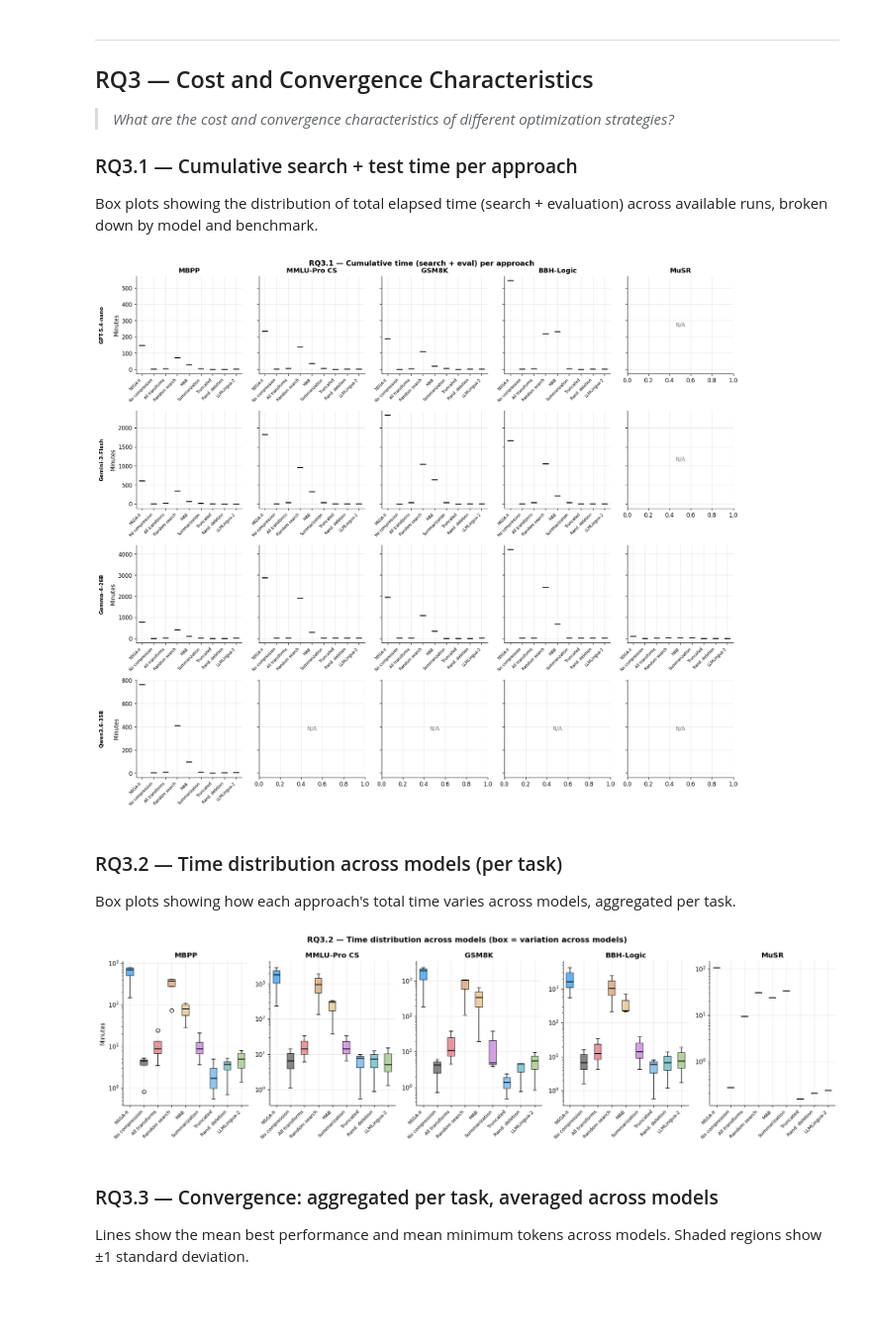
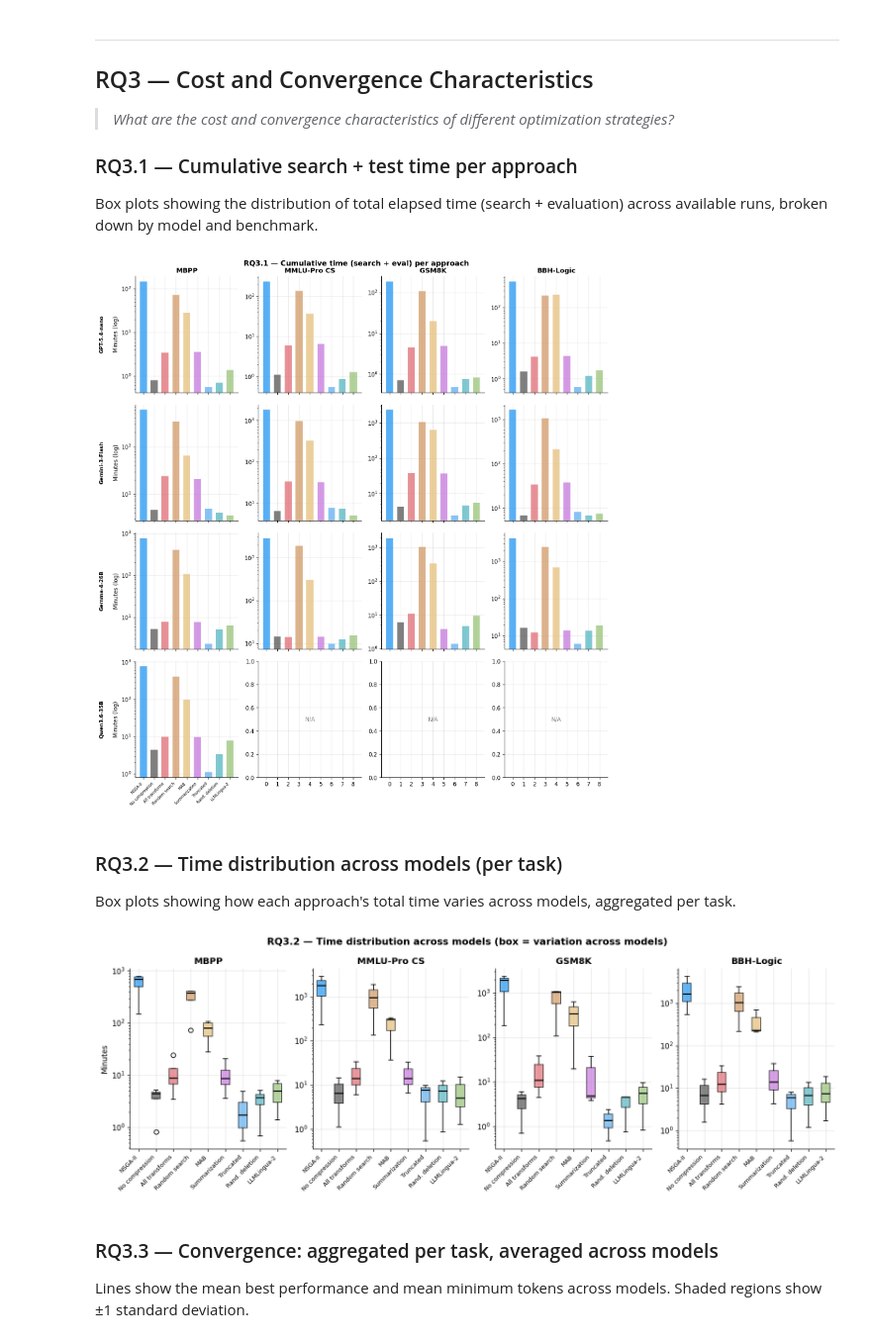
Before and after one commit to vincenzo-scotti/prompt_compression, a Jupyter notebook: notebooks/visualizations.ipynb, the cells around one changed output. Shown at 99% size. Drawn from its saved outputs; the diff is of its cells as text; code cells hidden in the pictures; blank space fills up the shorter version.

Commit message:
Update visualization notebook

```diff
--- a/notebooks/visualizations.ipynb
+++ b/notebooks/visualizations.ipynb
@@ -461,10 +371,10 @@ available runs, broken down by model and benchmark.
 # %%
 def collect_timing():
     rows = []
-    approach_order = ['NSGA-II'] + [st['label'] for st in BASELINE_STYLE.values()]
-
     for mlabel, mdir, _ in MODELS:
         for stem, tlabel, _ in TASKS:
+            if tlabel == 'MuSR':
+                continue
             d = RESULTS[mdir].get(stem)
             if d is None:
                 continue
@@ -496,52 +406,58 @@ else:
                      if st['label'] in df_time['approach'].unique()])
     approaches = list(dict.fromkeys(approaches))
 
+    app_colors = ([NSGA2_COLOR]
+                  + [BASELINE_STYLE[k]['color']
+                     for k in BASELINE_STYLE
+                     if BASELINE_STYLE[k]['label'] in approaches[1:]])
+
     models_present = [lbl for lbl, _, _ in MODELS if lbl in df_time['model'].unique()]
-    tasks_present  = [lbl for _, lbl, _ in TASKS  if lbl in df_time['task'].unique()]
+    tasks_present  = [lbl for _, lbl, _ in TASKS
+                      if lbl != 'MuSR' and lbl in df_time['task'].unique()]
 
     nrows = len(models_present)
     ncols = len(tasks_present)
     fig, axes = plt.subplots(nrows, ncols,
                              figsize=(3.2 * ncols, 3.5 * nrows),
-                             squeeze=False, sharey='row')
+                             squeeze=False, sharex='col')
+
+    x = np.arange(len(approaches))
+    width = 0.65
 
     for ri, mlabel in enumerate(models_present):
         for ci, tlabel in enumerate(tasks_present):
             ax = axes[ri][ci]
             sub = df_time[(df_time['model'] == mlabel) & (df_time['task'] == tlabel)]
 
             if ri == 0:
                 ax.set_title(tlabel, fontweight='bold')
             if ci == 0:
                 ax.annotate(mlabel, xy=(-0.35, 0.5), xycoords='axes fraction',
                             fontsize=9, fontweight='bold', rotation=90, va='center')
-                ax.set_ylabel('Minutes')
+                ax.set_ylabel('Minutes (log)')
 
             if sub.empty:
                 ax.text(0.5, 0.5, 'N/A', transform=ax.transAxes,
                         ha='center', va='center', color='gray')
                 continue
 
-            data = [sub[sub['approach'] == a]['total_minutes'].dropna().values
-                    for a in approaches]
-            bp = ax.boxplot([d if len(d) else [np.nan] for d in data],
-                            labels=approaches, patch_artist=True,
-                            medianprops=dict(color='black', lw=1.5))
-            colors = ([NSGA2_COLOR]
-                      + [BASELINE_STYLE[k]['color']
-                         for k in BASELINE_STYLE
-                         if BASELINE_STYLE[k]['label'] in approaches[1:]])
-            for patch, color in zip(bp['boxes'], colors[:len(bp['boxes'])]):
-                patch.set_facecolor(color)
-                patch.set_alpha(0.7)
-            ax.set_xticklabels(approaches, rotation=45, ha='right', fontsize=7)
+            for pos, (appr, color) in enumerate(zip(approaches, app_colors)):
+                val = sub[sub['approach'] == appr]['total_minutes'].dropna().values
+                if len(val) == 0 or np.isnan(val[0]):
+                    continue
+                ax.bar(pos, val[0], width, color=color, alpha=0.75, zorder=3)
+
+            ax.set_xticks(x)
+            if ri == nrows - 1:
+                ax.set_xticklabels(approaches, rotation=45, ha='right', fontsize=7)
+            ax.set_yscale('log')
 
     fig.suptitle('RQ3.1 — Cumulative time (search + eval) per approach',
                  fontsize=13, fontweight='bold')
     plt.tight_layout()
     plt.show()
 # %% [output]
-[figure, old version]
+[figure, new version]
 # %% [markdown]
 ### RQ3.2 — Time distribution across models (per task)
 
@@ -550,7 +466,8 @@ Box plots showing how each approach's total time varies across models, aggregate
 if df_time.empty:
     print('No timing data available.')
 else:
-    tasks_present  = [lbl for _, lbl, _ in TASKS if lbl in df_time['task'].unique()]
+    tasks_present  = [lbl for _, lbl, _ in TASKS
+                      if lbl != 'MuSR' and lbl in df_time['task'].unique()]
     approaches_avail = list(dict.fromkeys(
         ['NSGA-II'] + [st['label'] for st in BASELINE_STYLE.values()
                         if st['label'] in df_time['approach'].unique()]))
@@ -583,7 +500,7 @@ else:
     plt.tight_layout()
     plt.show()
 # %% [output]
-[figure, old version]
+[figure, new version]
 # %% [markdown]
 ### RQ3.3 — Convergence: aggregated per task, averaged across models
 
```
Also changed, not shown: parts of 12 cells of this notebook.
